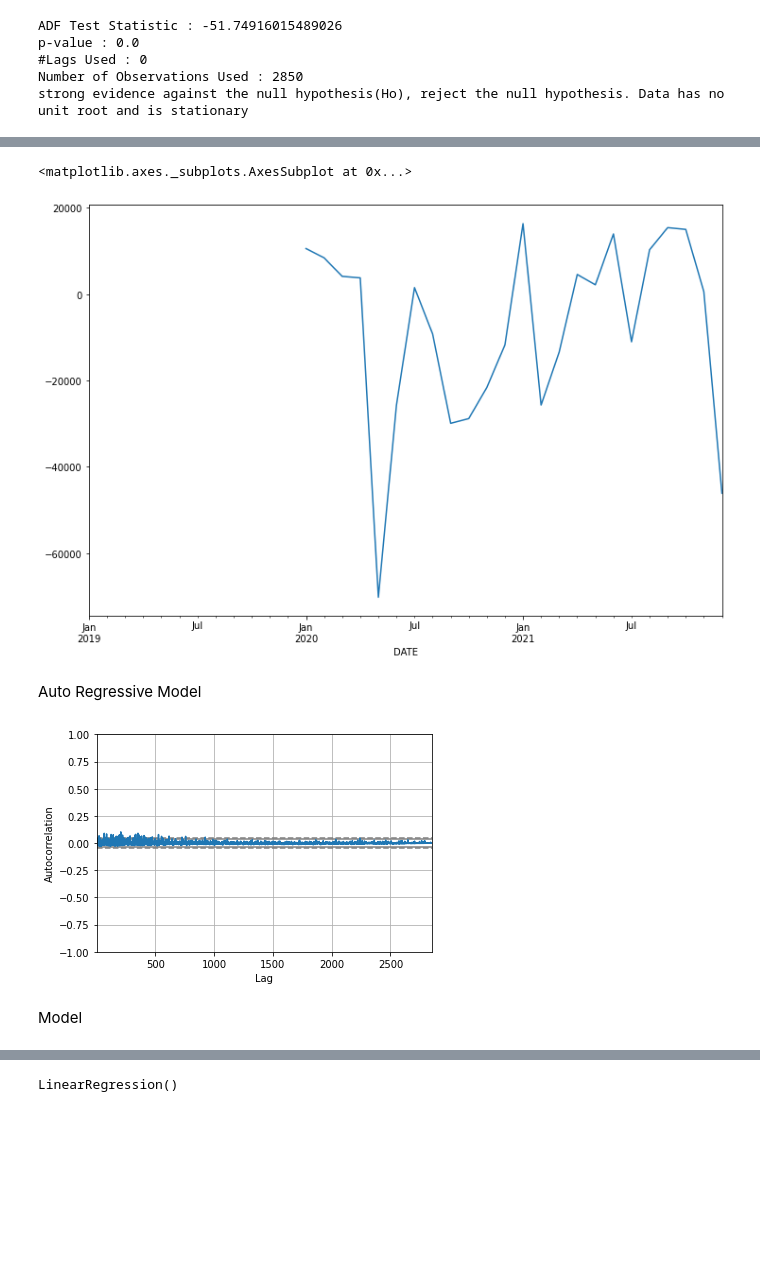
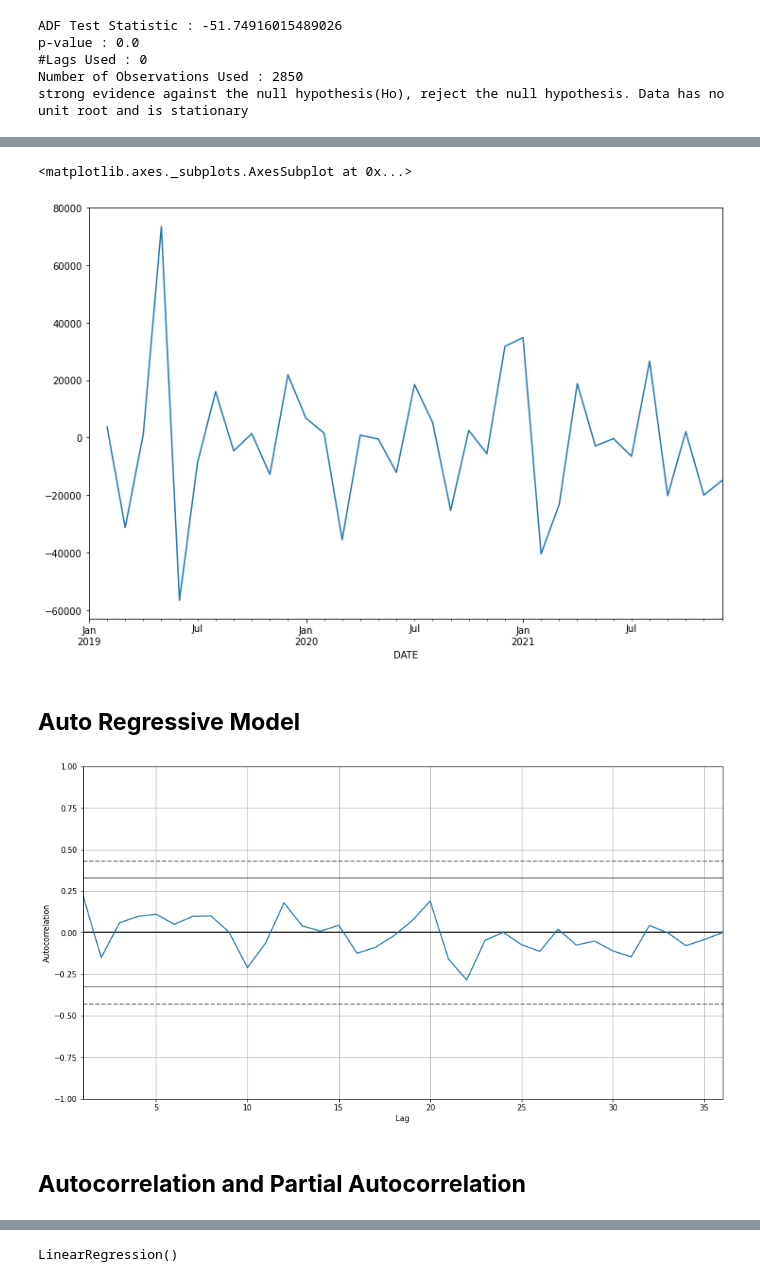
Before and after one commit to AbdulWajid99/Time_Series_Project, a Jupyter notebook: General1.ipynb, the cells around one changed output, grey strips where cells are left out. Saved outputs shown, nothing was run; the diff lists cells and outputs as text; code cells hidden in the pictures; blank space fills up the shorter version.

```diff
--- a/General1.ipynb
+++ b/General1.ipynb
@@ -122,5 +303,7 @@ strong evidence against the null hypothesis(Ho), reject the null hypothesis. Dat
 # %%
-df_month['Seasonal_First_Difference']=df_month['EURO']-df_month['EURO'].shift(12)
+#diffrencing
+
+df_month['Seasonal_First_Difference']=df_month['EURO']-df_month['EURO'].shift(1)
 df_month.tail(10)
 # %% [output]
 |  | EURO | Seasonal_First_Difference |
@@ -147,14 +330,14 @@ weak evidence against null hypothesis, time series has a unit root, indicating i
 df_month['Seasonal_First_Difference'].plot(figsize=(12,8))
 # %% [output]
 <matplotlib.axes._subplots.AxesSubplot at 0x...>
-[figure, old version]
+[figure, new version]
 # %% [markdown]
-Auto Regressive Model
+## **Auto Regressive Model**
 # %%
 from pandas.plotting import autocorrelation_plot
-autocorrelation_plot(df['EURO'])
+autocorrelation_plot(df_month['EURO'])
 plt.show()
 # %% [output]
-[figure, old version]
+[figure, new version]
-# %% [markdown]
-Model
+# %% [markdown]
+## **Autocorrelation and Partial Autocorrelation**
```
Also changed, not shown: parts of 51 cells of this notebook.
